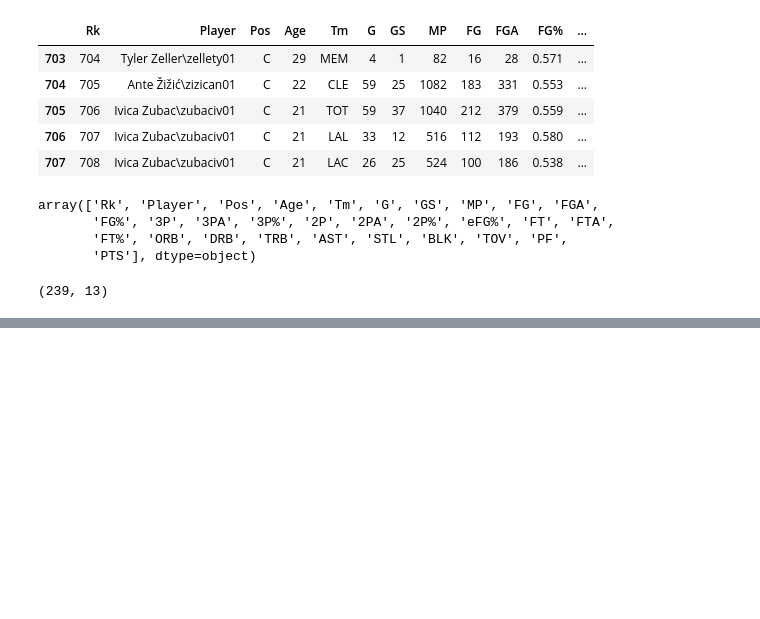
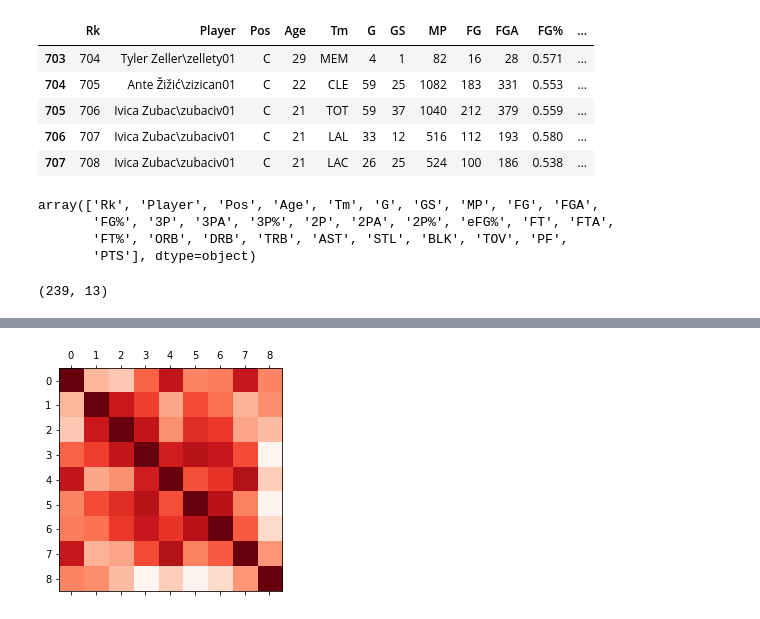
Before and after one commit to LeonVillanueva/CoLab, a Jupyter notebook: Google_CoLab_NBA_Fantasy_Ranking.ipynb, the cells around one changed output, grey strips where cells are left out. Saved outputs shown, nothing was run; the diff lists cells and outputs as text; code cells hidden in the pictures; blank space fills up the shorter version.

```diff
--- a/Google_CoLab_NBA_Fantasy_Ranking.ipynb
+++ b/Google_CoLab_NBA_Fantasy_Ranking.ipynb
@@ -85,3 +85,8 @@ final.head(24) # first two rounds
 | 196 | D'Angelo Russell\russeda01 | PG | 81 | -0.510341 | 0.121341 | 2.154694 | 1.787463 | -0.177471 | 2.658721 | 1.380114 | -0.537903 | ... |
 | 67 | Joel Embiid\embiijo01 | C | 64 | 0.272632 | 0.391741 | -0.183619 | 1.893694 | 2.636732 | 0.308383 | -0.440942 | 2.442326 | ... |
 | 79 | Marc Gasol\gasolma01 | C | 79 | -0.291109 | -0.115259 | 0.118099 | 0.397799 | 1.401722 | 1.129930 | 0.840541 | 1.390480 | ... |
+# %%
+plt.matshow(final[cats].corr(), cmap='Reds') # https://matplotlib.org/3.1.3/gallery/images_contours_and_fields/image_annotated_heatmap.html
+plt.show()
+# %% [output]
+[figure, added]
```
Also changed, not shown: parts of 2 cells of this notebook.
